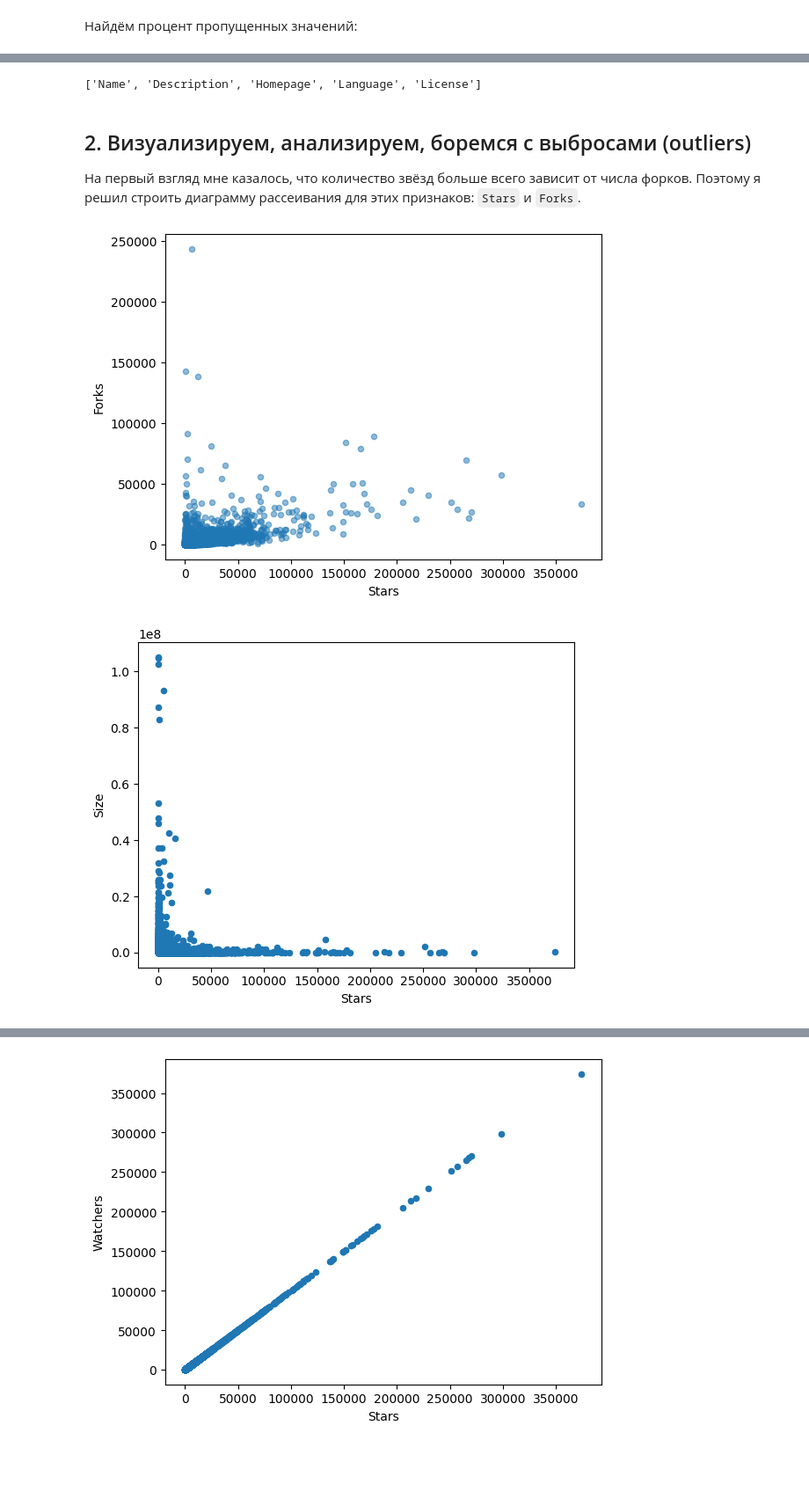
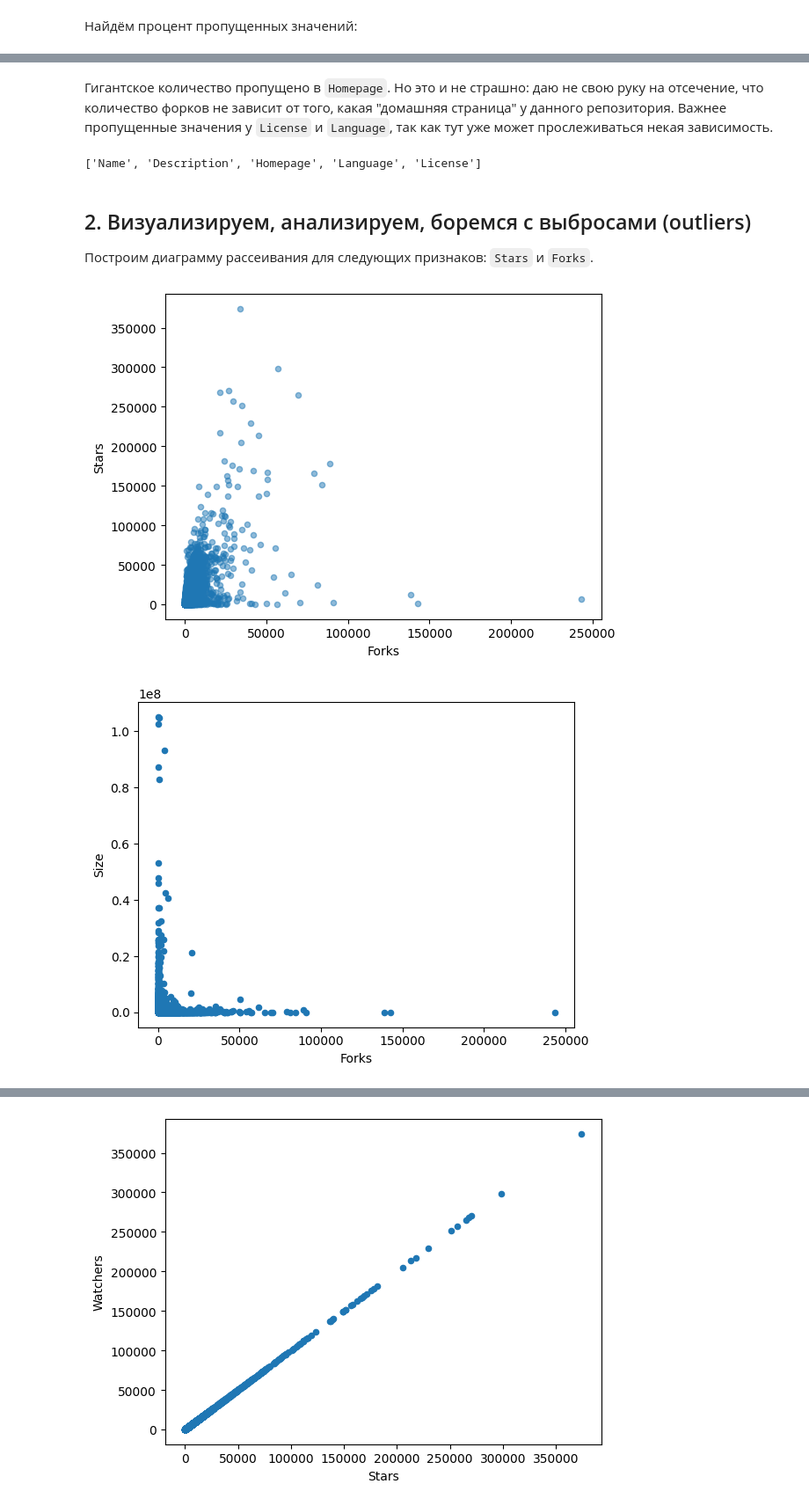
Before and after one commit to AndreyBugrov/MachineLearningCourse, a Jupyter notebook: github_repositories.ipynb, the cells around one changed output, grey strips where cells are left out. Shown at 88% size. Cells and saved outputs as stored; diff of their text form; code cells hidden in the pictures; blank space fills up the shorter version.

```diff
--- a/github_repositories.ipynb
+++ b/github_repositories.ipynb
@@ -223,6 +223,8 @@ Is Archived         0.000000
 Is Template         0.000000
 Default Branch      0.000000
 dtype: float64
+# %% [markdown]
+Гигантское количество пропущено в `Homepage`. Но это и не страшно: даю не свою руку на отсечение, что количество форков не зависит от того, какая "домашняя страница" у данного репозитория. Важнее пропущенные значения у `License` и `Language`, так как тут уже может прослеживаться некая зависимость.
 # %%
 [feature for feature in data_raw.columns if data_raw[feature].isnull().sum() > 0]
 # %% [output]
@@ -230,15 +232,15 @@ dtype: float64
 # %% [markdown]
 ## 2. Визуализируем, анализируем, боремся с выбросами (outliers)
 
-На первый взгляд мне казалось, что количество звёзд больше всего зависит от числа форков. Поэтому я решил строить диаграмму рассеивания для этих признаков: `Stars` и `Forks`.
+Построим диаграмму рассеивания для следующих признаков: `Stars` и `Forks`.
 # %%
-data_raw.plot(kind='scatter', x='Stars', y='Forks', alpha=0.5)
+data_raw.plot(kind='scatter', x='Forks', y='Stars', alpha=0.5)
 pass # Можно также заменить на ; или присвоить значение, чтобы результат не отображался
 # %% [output]
-[figure, old version]
+[figure, new version]
 # %%
-data_raw.plot(kind='scatter', x='Stars', y='Size')
+data_raw.plot(kind='scatter', x='Forks', y='Size')
 pass
 # %% [output]
-[figure, old version]
+[figure, new version]
 # %%
```
Also changed, not shown: parts of 89 cells of this notebook.
